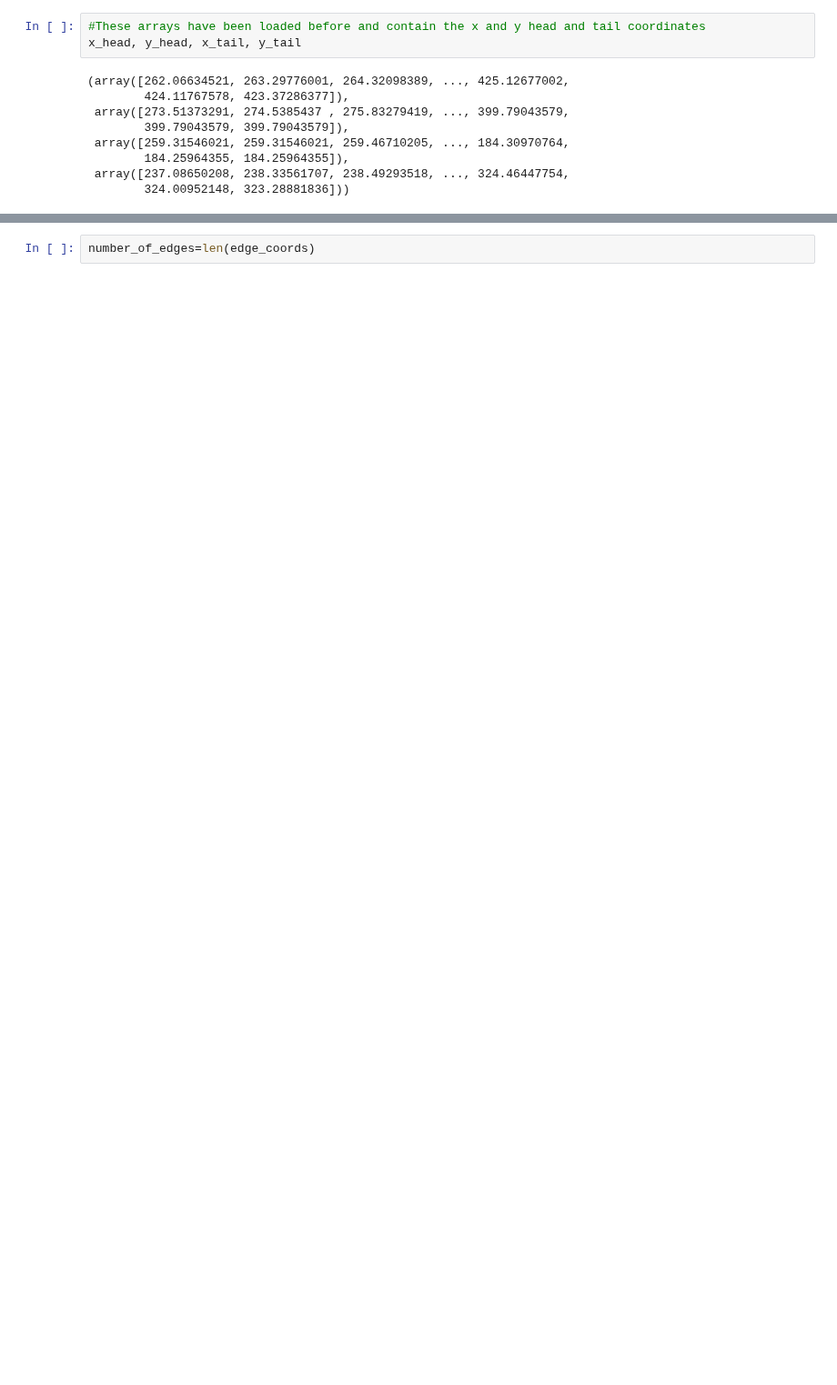
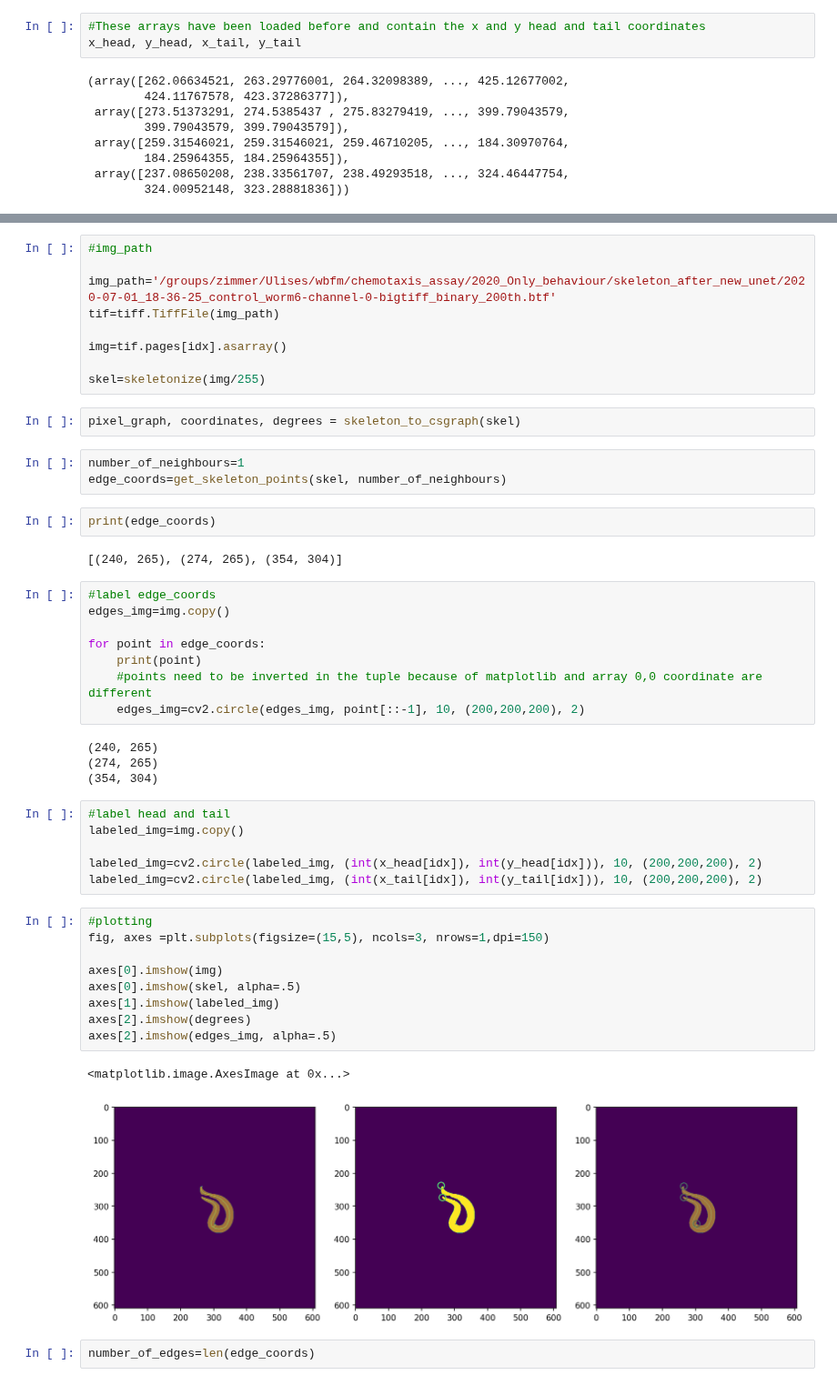
Before and after one commit to leonkontorovich/centerline_behavior_annotation, a Jupyter notebook: centerline/dev/Determine_Head_Tail.ipynb, the cells around one changed output, grey strips where cells are left out. Shown at 91% size. Saved outputs shown, nothing was run; the diff lists cells and outputs as text; blank space fills up the shorter version.

```diff
--- a/centerline/dev/Determine_Head_Tail.ipynb
+++ b/centerline/dev/Determine_Head_Tail.ipynb
@@ -308,2 +344,50 @@ print(edge_coords)
+# %%
+#img_path
+
+img_path='/groups/zimmer/Ulises/wbfm/chemotaxis_assay/2020_Only_behaviour/skeleton_after_new_unet/2020-07-01_18-36-25_control_worm6-channel-0-bigtiff_binary_200th.btf'
+tif=tiff.TiffFile(img_path)
+
+img=tif.pages[idx].asarray()
+
+skel=skeletonize(img/255)
+# %%
+pixel_graph, coordinates, degrees = skeleton_to_csgraph(skel)
+# %%
+number_of_neighbours=1
+edge_coords=get_skeleton_points(skel, number_of_neighbours)
+# %%
+print(edge_coords)
+# %% [output]
+[(240, 265), (274, 265), (354, 304)]
+# %%
+#label edge_coords
+edges_img=img.copy()
+
+for point in edge_coords:
+    print(point)
+    #points need to be inverted in the tuple because of matplotlib and array 0,0 coordinate are different
+    edges_img=cv2.circle(edges_img, point[::-1], 10, (200,200,200), 2)
+# %% [output]
+(240, 265)
+(274, 265)
+(354, 304)
+# %%
+#label head and tail
+labeled_img=img.copy()
+
+labeled_img=cv2.circle(labeled_img, (int(x_head[idx]), int(y_head[idx])), 10, (200,200,200), 2)
+labeled_img=cv2.circle(labeled_img, (int(x_tail[idx]), int(y_tail[idx])), 10, (200,200,200), 2)
+# %%
+#plotting
+fig, axes =plt.subplots(figsize=(15,5), ncols=3, nrows=1,dpi=150)
+
+axes[0].imshow(img)
+axes[0].imshow(skel, alpha=.5)
+axes[1].imshow(labeled_img)
+axes[2].imshow(degrees)
+axes[2].imshow(edges_img, alpha=.5)
+# %% [output]
+<matplotlib.image.AxesImage at 0x...>
+[figure, added]
 # %%
 number_of_edges=len(edge_coords)
```
Also changed, not shown: parts of 30 cells of this notebook.
